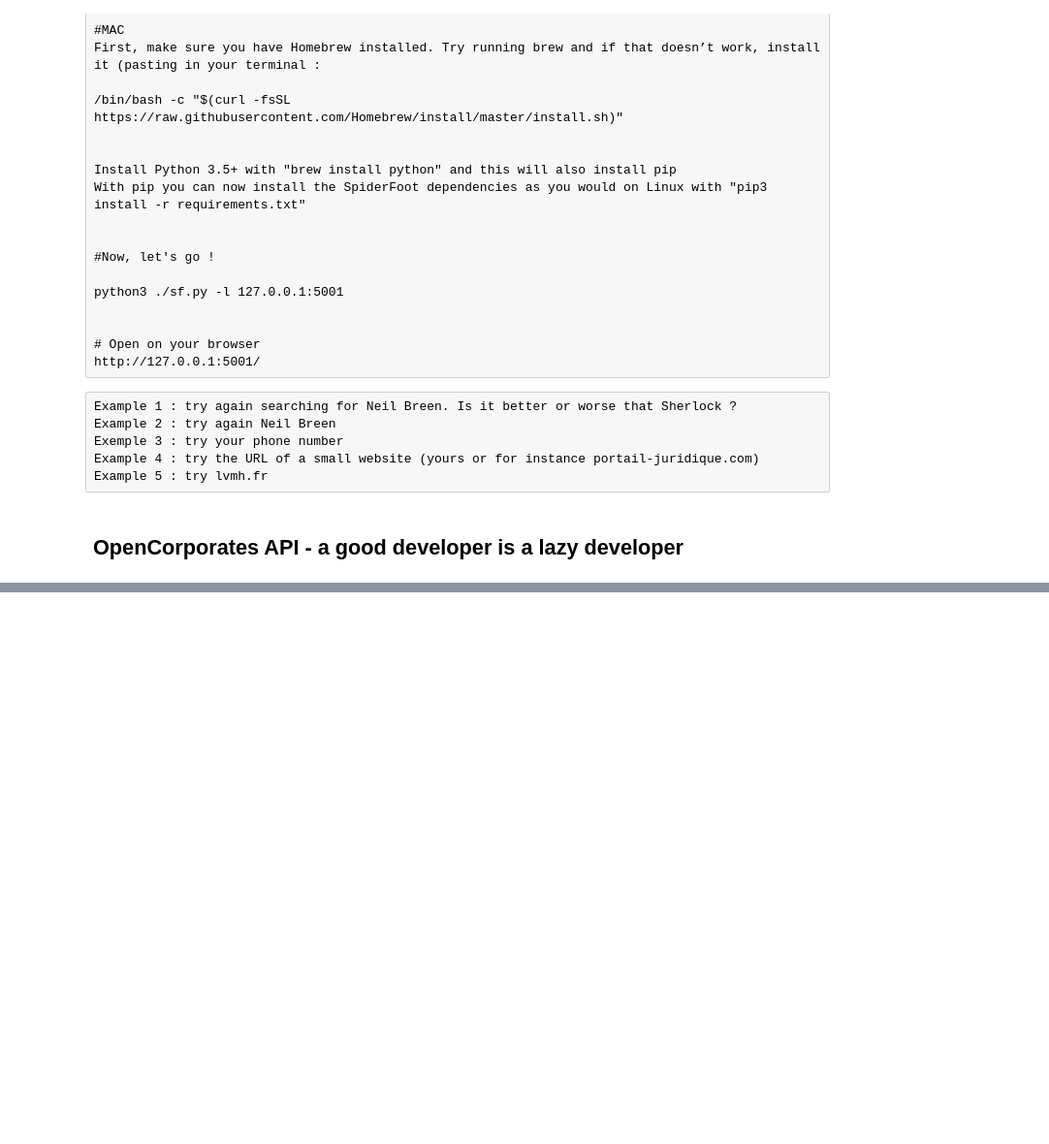
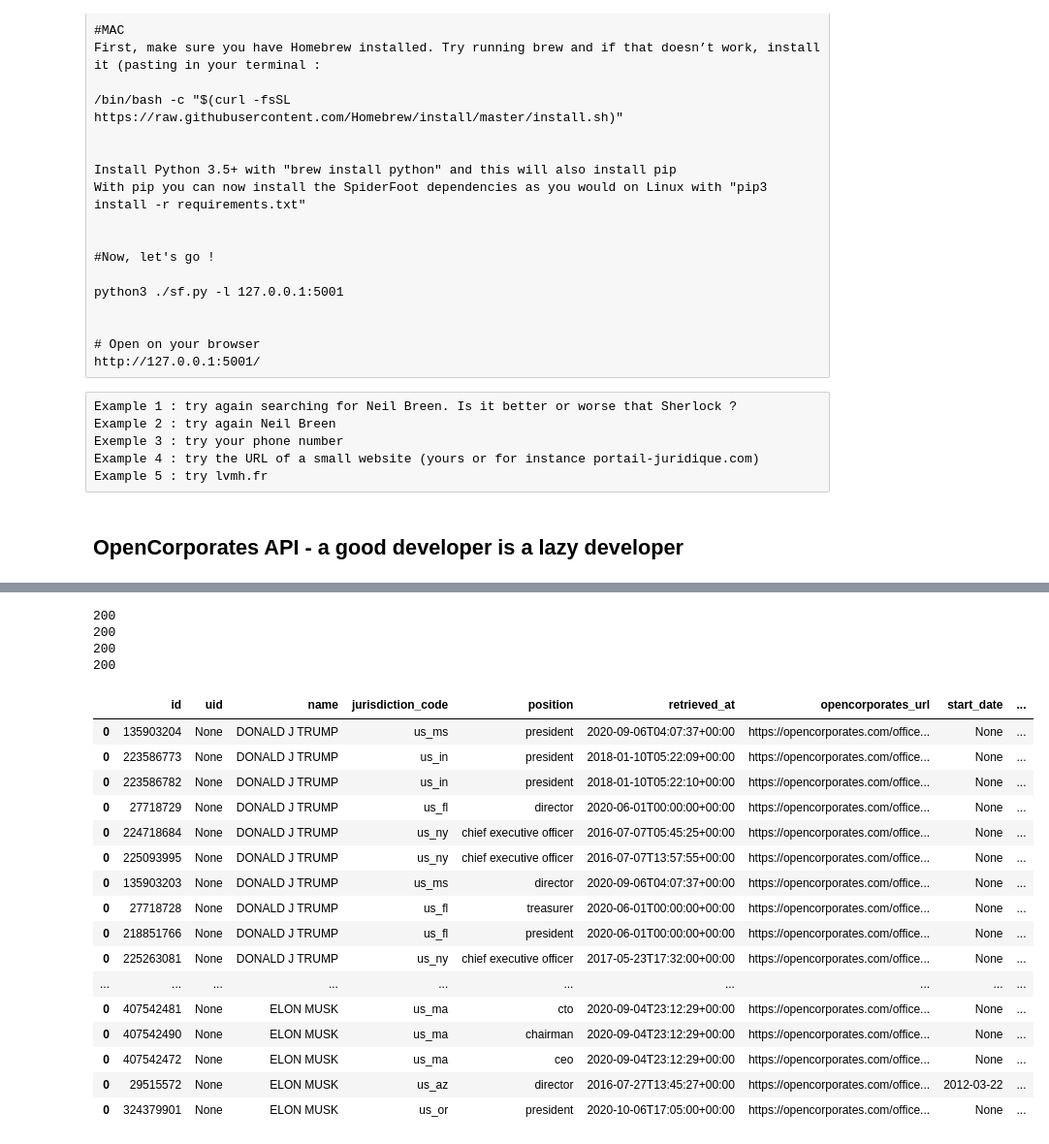
Before and after one commit to XiaoS007/EIJC2020-1, a Jupyter notebook: investigate_people.ipynb, the cells around one changed output, grey strips where cells are left out. Shown at 97% size. Drawn from its saved outputs; the diff is of its cells as text; code cells hidden in the pictures; blank space fills up the shorter version.

```diff
--- a/investigate_people.ipynb
+++ b/investigate_people.ipynb
@@ -108,34 +137,57 @@ display(df1)
 import requests
 import pandas as pd
 
 # Set up URL
 officer_url = 'https://api.opencorporates.com/v0.4/officers/search'
 
 list=['donald+trump','nicolas+sarkozy','viktor+orban','elon+musk']
 
 df = None
 
 for i in list:
 
     data_params = {
         'q':i
     }
 
 
     r = requests.get(url = officer_url, params=data_params)
     print(r.status_code)
     data = r.json()
 
 
     for row in data["results"]["officers"]:
         if df is None:
             df = pd.json_normalize(row["officer"])
         else:
             df = pd.concat([df, pd.json_normalize(row["officer"])])
 
 
 df1 = pd.DataFrame(df)
-df1.to_csv('officers_multiple.csv', index=False, encoding='utf-8')
+df1.to_csv(local_path + 'officers_multiple.csv', index=False, encoding='utf-8')
+display(df1)
+# %% [output]
+200
+200
+200
+200
+|  | id | uid | name | jurisdiction_code | position | retrieved_at | opencorporates_url | start_date | ... |
+| 0 | 135903204 | None | DONALD J TRUMP | us_ms | president | 2020-09-06T04:07:37+00:00 | https://opencorporates.com/office... | None | ... |
+| 0 | 223586773 | None | DONALD J TRUMP | us_in | president | 2018-01-10T05:22:09+00:00 | https://opencorporates.com/office... | None | ... |
+| 0 | 223586782 | None | DONALD J TRUMP | us_in | president | 2018-01-10T05:22:10+00:00 | https://opencorporates.com/office... | None | ... |
+| 0 | 27718729 | None | DONALD J TRUMP | us_fl | director | 2020-06-01T00:00:00+00:00 | https://opencorporates.com/office... | None | ... |
+| 0 | 224718684 | None | DONALD J TRUMP | us_ny | chief executive officer | 2016-07-07T05:45:25+00:00 | https://opencorporates.com/office... | None | ... |
+| 0 | 225093995 | None | DONALD J TRUMP | us_ny | chief executive officer | 2016-07-07T13:57:55+00:00 | https://opencorporates.com/office... | None | ... |
+| 0 | 135903203 | None | DONALD J TRUMP | us_ms | director | 2020-09-06T04:07:37+00:00 | https://opencorporates.com/office... | None | ... |
+| 0 | 27718728 | None | DONALD J TRUMP | us_fl | treasurer | 2020-06-01T00:00:00+00:00 | https://opencorporates.com/office... | None | ... |
+| 0 | 218851766 | None | DONALD J TRUMP | us_fl | president | 2020-06-01T00:00:00+00:00 | https://opencorporates.com/office... | None | ... |
+| 0 | 225263081 | None | DONALD J TRUMP | us_ny | chief executive officer | 2017-05-23T17:32:00+00:00 | https://opencorporates.com/office... | None | ... |
+| ... | ... | ... | ... | ... | ... | ... | ... | ... | ... |
+| 0 | 407542481 | None | ELON MUSK | us_ma | cto | 2020-09-04T23:12:29+00:00 | https://opencorporates.com/office... | None | ... |
+| 0 | 407542490 | None | ELON MUSK | us_ma | chairman | 2020-09-04T23:12:29+00:00 | https://opencorporates.com/office... | None | ... |
+| 0 | 407542472 | None | ELON MUSK | us_ma | ceo | 2020-09-04T23:12:29+00:00 | https://opencorporates.com/office... | None | ... |
+| 0 | 29515572 | None | ELON MUSK | us_az | director | 2016-07-27T13:45:27+00:00 | https://opencorporates.com/office... | 2012-03-22 | ... |
+| 0 | 324379901 | None | ELON MUSK | us_or | president | 2020-10-06T17:05:00+00:00 | https://opencorporates.com/office... | None | ... |
 # %%
 #Bonus - search for a company name in a specific jurisdiction
 
```
Also changed, not shown: parts of 2 cells of this notebook.
